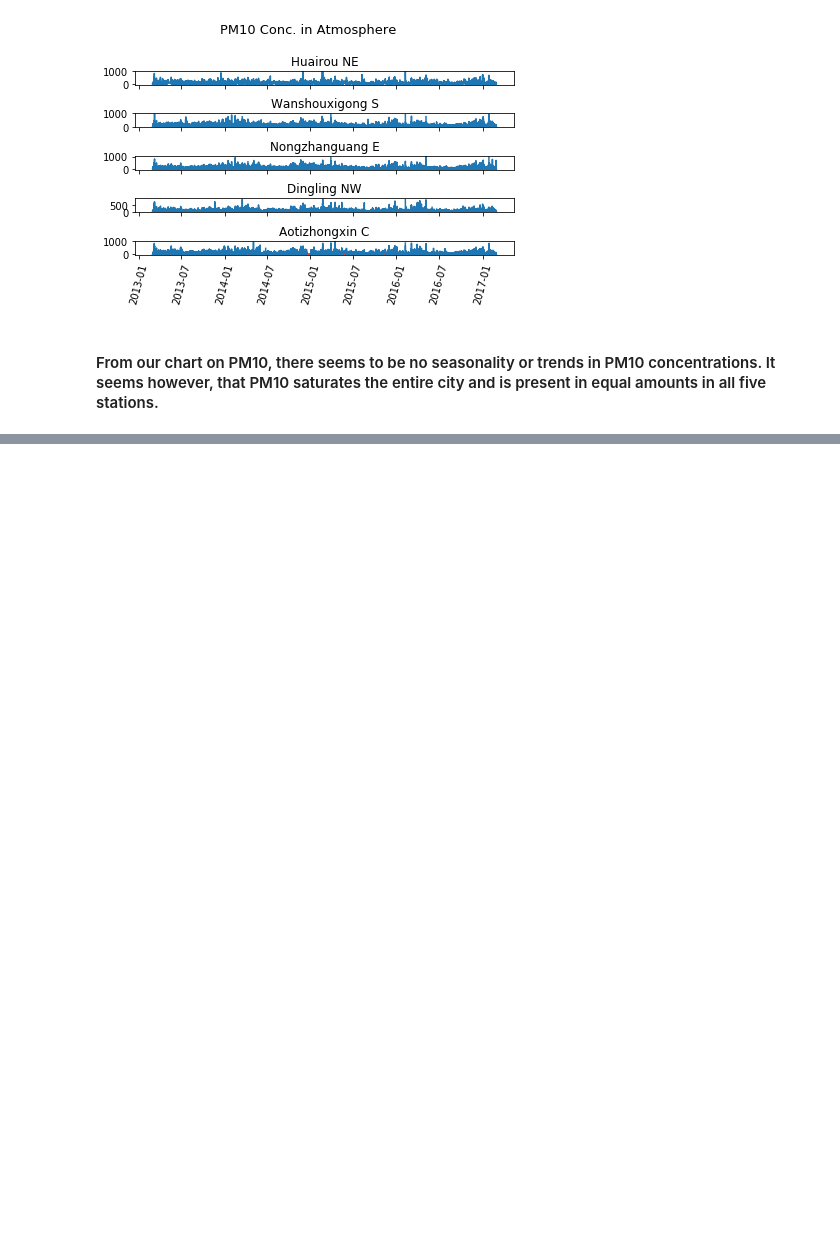
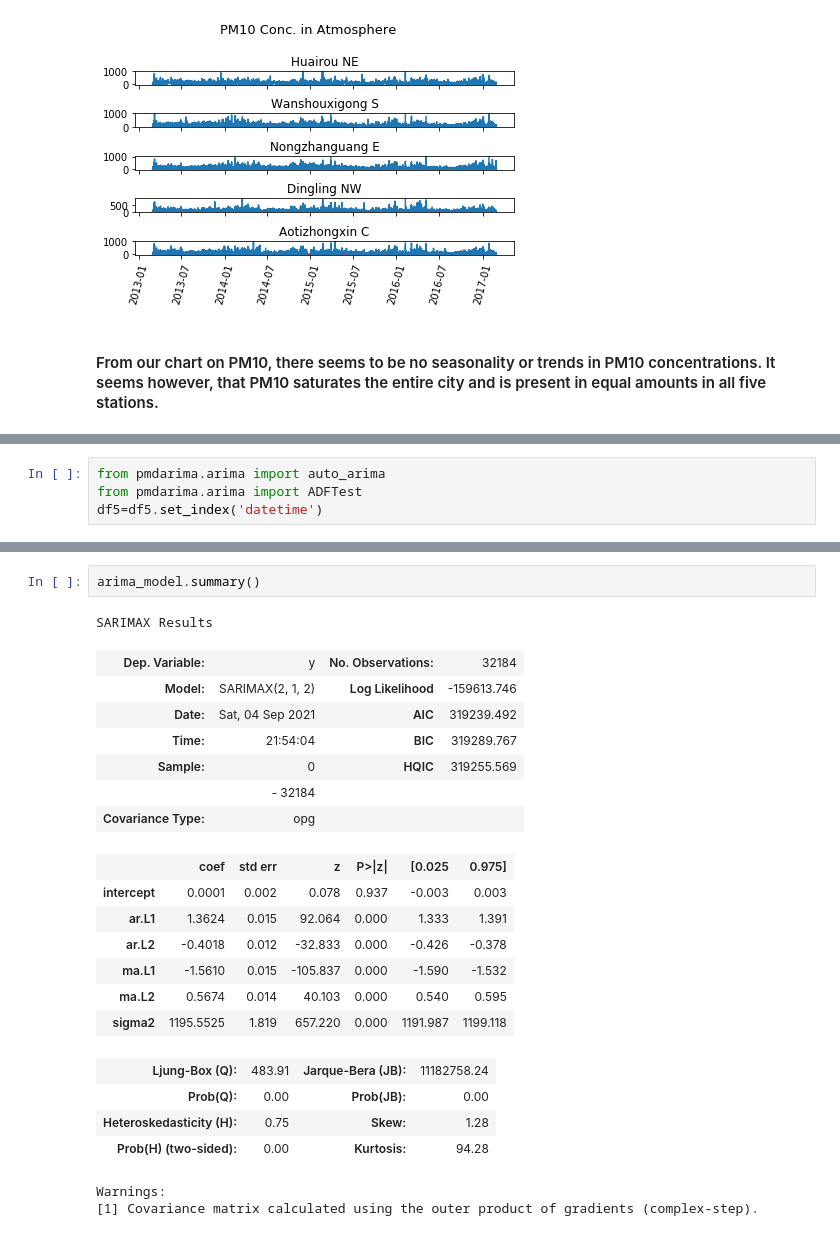
Before and after one commit to halujeff5/Beijing_Air_Quality, a Jupyter notebook: Beijing_Air_Quality.ipynb, the cells around one changed output, grey strips where cells are left out. Cells and saved outputs as stored; diff of their text form; blank space fills up the shorter version.

```diff
--- a/Beijing_Air_Quality.ipynb
+++ b/Beijing_Air_Quality.ipynb
@@ -428,0 +431,4 @@ plt.show()
+# %%
+from pmdarima.arima import auto_arima
+from pmdarima.arima import ADFTest
+df5=df5.set_index('datetime')
@@ -428,0 +470,24 @@ plt.show()
+# %%
+arima_model.summary()
+# %% [output]
+SARIMAX Results
+| Dep. Variable: | y | No. Observations: | 32184 |
+| Model: | SARIMAX(2, 1, 2) | Log Likelihood | -159613.746 |
+| Date: | Sat, 04 Sep 2021 | AIC | 319239.492 |
+| Time: | 21:54:04 | BIC | 319289.767 |
+| Sample: | 0 | HQIC | 319255.569 |
+|  | - 32184 |  |  |
+| Covariance Type: | opg |  |  |
+|  | coef | std err | z | P>|z| | [0.025 | 0.975] |
+| intercept | 0.0001 | 0.002 | 0.078 | 0.937 | -0.003 | 0.003 |
+| ar.L1 | 1.3624 | 0.015 | 92.064 | 0.000 | 1.333 | 1.391 |
+| ar.L2 | -0.4018 | 0.012 | -32.833 | 0.000 | -0.426 | -0.378 |
+| ma.L1 | -1.5610 | 0.015 | -105.837 | 0.000 | -1.590 | -1.532 |
+| ma.L2 | 0.5674 | 0.014 | 40.103 | 0.000 | 0.540 | 0.595 |
+| sigma2 | 1195.5525 | 1.819 | 657.220 | 0.000 | 1191.987 | 1199.118 |
+| Ljung-Box (Q): | 483.91 | Jarque-Bera (JB): | 11182758.24 |
+| Prob(Q): | 0.00 | Prob(JB): | 0.00 |
+| Heteroskedasticity (H): | 0.75 | Skew: | 1.28 |
+| Prob(H) (two-sided): | 0.00 | Kurtosis: | 94.28 |
+Warnings:
+[1] Covariance matrix calculated using the outer product of gradients (complex-step).
```
Also changed, not shown: parts of 15 cells of this notebook.
